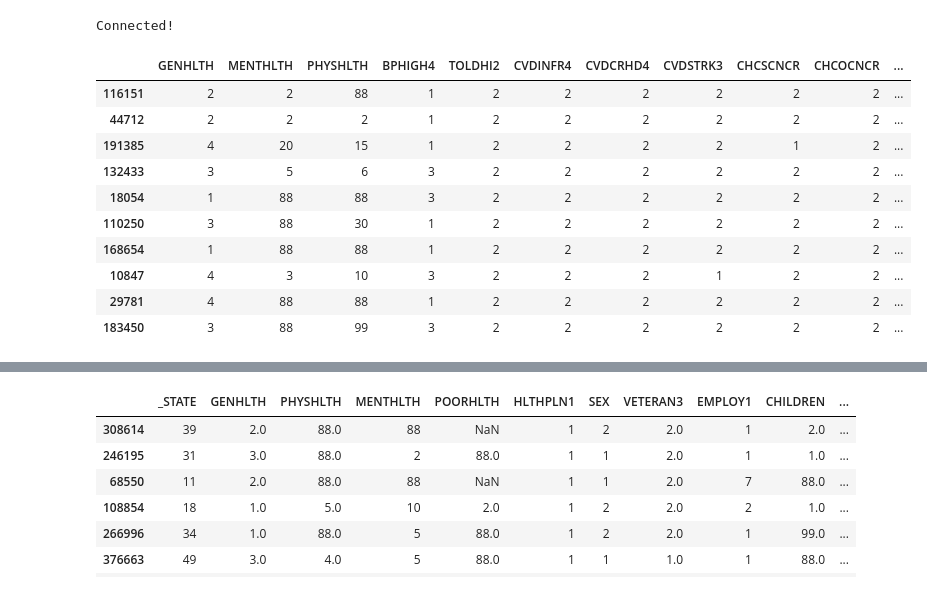
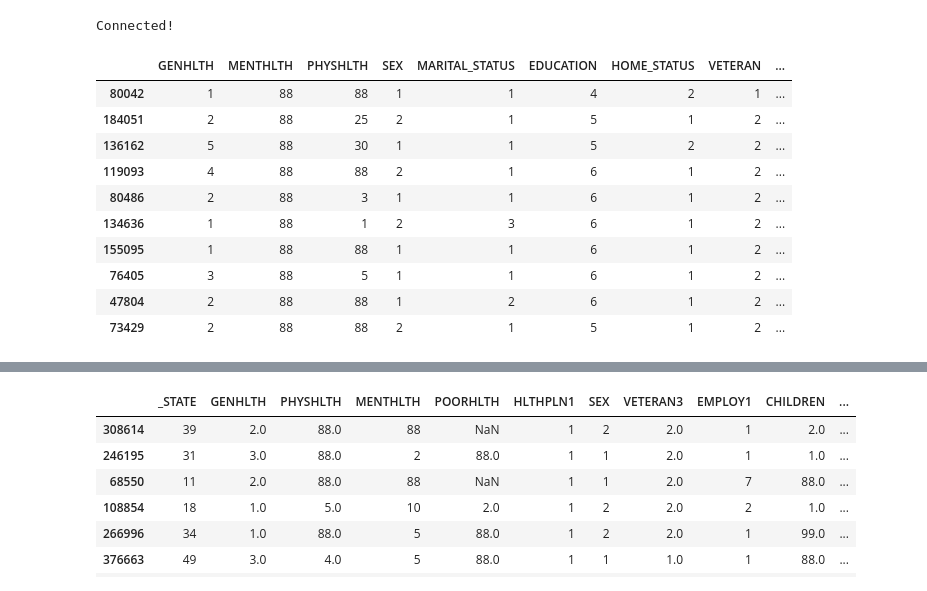
Before and after one commit to UC-Healthcare/Healthcare_Analysis, a Jupyter notebook: Analysis_visuals.ipynb, the cells around one changed output, grey strips where cells are left out. Saved outputs shown, nothing was run; the diff lists cells and outputs as text; code cells hidden in the pictures.

```diff
--- a/Analysis_visuals.ipynb
+++ b/Analysis_visuals.ipynb
@@ -21,32 +22,32 @@ Connected!
 # conn.close()
 # %%
 # Import preprocessed (reduced, encoded, etc) data
-# Table Name = mltable
-cursor.execute("SELECT * FROM mltable")
+# Table Name = ml_table
+cursor.execute("SELECT * FROM ml_table")
 
 
 data = cursor.fetchall()
 
 # Create a dataframe
 cols = []
 for elt in cursor.description:
     cols.append(elt[0])
 
 health_df = pd.DataFrame (data=data,columns=cols)
 pd.set_option('display.max_columns', None)
 health_df.sample(10)
 # %% [output]
-|  | GENHLTH | MENTHLTH | PHYSHLTH | BPHIGH4 | TOLDHI2 | CVDINFR4 | CVDCRHD4 | CVDSTRK3 | CHCSCNCR | CHCOCNCR | ... |
-| 116151 | 2 | 2 | 88 | 1 | 2 | 2 | 2 | 2 | 2 | 2 | ... |
-| 44712 | 2 | 2 | 2 | 1 | 2 | 2 | 2 | 2 | 2 | 2 | ... |
-| 191385 | 4 | 20 | 15 | 1 | 2 | 2 | 2 | 2 | 1 | 2 | ... |
-| 132433 | 3 | 5 | 6 | 3 | 2 | 2 | 2 | 2 | 2 | 2 | ... |
-| 18054 | 1 | 88 | 88 | 3 | 2 | 2 | 2 | 2 | 2 | 2 | ... |
-| 110250 | 3 | 88 | 30 | 1 | 2 | 2 | 2 | 2 | 2 | 2 | ... |
-| 168654 | 1 | 88 | 88 | 1 | 2 | 2 | 2 | 2 | 2 | 2 | ... |
-| 10847 | 4 | 3 | 10 | 3 | 2 | 2 | 2 | 1 | 2 | 2 | ... |
-| 29781 | 4 | 88 | 88 | 1 | 2 | 2 | 2 | 2 | 2 | 2 | ... |
-| 183450 | 3 | 88 | 99 | 3 | 2 | 2 | 2 | 2 | 2 | 2 | ... |
+|  | GENHLTH | MENTHLTH | PHYSHLTH | SEX | MARITAL_STATUS | EDUCATION | HOME_STATUS | VETERAN | ... |
+| 80042 | 1 | 88 | 88 | 1 | 1 | 4 | 2 | 1 | ... |
+| 184051 | 2 | 88 | 25 | 2 | 1 | 5 | 1 | 2 | ... |
+| 136162 | 5 | 88 | 30 | 1 | 1 | 5 | 2 | 2 | ... |
+| 119093 | 4 | 88 | 88 | 2 | 1 | 6 | 1 | 2 | ... |
+| 80486 | 2 | 88 | 3 | 1 | 1 | 6 | 1 | 2 | ... |
+| 134636 | 1 | 88 | 1 | 2 | 3 | 6 | 1 | 2 | ... |
+| 155095 | 1 | 88 | 88 | 1 | 1 | 6 | 1 | 2 | ... |
+| 76405 | 3 | 88 | 5 | 1 | 1 | 6 | 1 | 2 | ... |
+| 47804 | 2 | 88 | 88 | 1 | 2 | 6 | 1 | 2 | ... |
+| 73429 | 2 | 88 | 88 | 2 | 1 | 5 | 1 | 2 | ... |
 # %%
 health_df['GENHLTH'].count()
 
```
Also changed, not shown: parts of 11 cells of this notebook.
